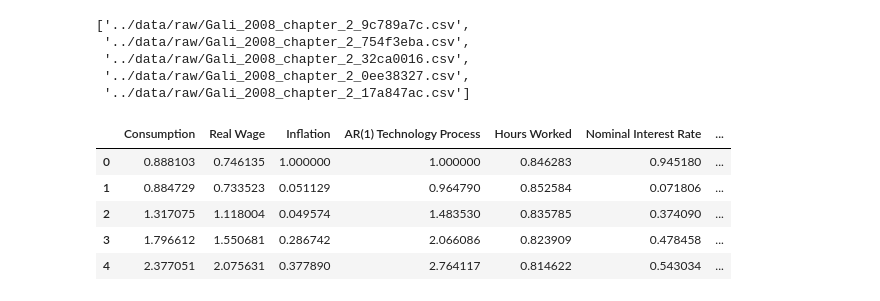
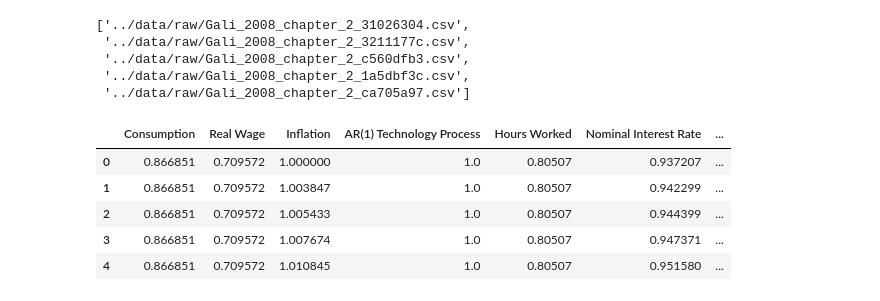
Before and after one commit to Alexponomarev7/marl-macro-modeling, a Jupyter notebook: examples/shocks_size.ipynb, the cells around one changed output. Saved outputs shown, nothing was run; the diff lists cells and outputs as text; code cells hidden in the pictures.

```diff
--- a/examples/shocks_size.ipynb
+++ b/examples/shocks_size.ipynb
@@ -10,25 +10,25 @@ for filename in os.listdir(directory):
     if os.path.isfile(file_path):  # Проверка, что это файл (не папка)
         # if "Aguiar_Gopinath_2007" in filename:
         filenames.append("../data/raw/" + filename)
-filenames[:5]
+filenames[-5:]
 # %% [output]
-['../data/raw/Gali_2008_chapter_2_9c789a7c.csv',
- '../data/raw/Gali_2008_chapter_2_754f3eba.csv',
- '../data/raw/Gali_2008_chapter_2_32ca0016.csv',
- '../data/raw/Gali_2008_chapter_2_0ee38327.csv',
- '../data/raw/Gali_2008_chapter_2_17a847ac.csv']
+['../data/raw/Gali_2008_chapter_2_31026304.csv',
+ '../data/raw/Gali_2008_chapter_2_3211177c.csv',
+ '../data/raw/Gali_2008_chapter_2_c560dfb3.csv',
+ '../data/raw/Gali_2008_chapter_2_1a5dbf3c.csv',
+ '../data/raw/Gali_2008_chapter_2_ca705a97.csv']
 # %%
 import pandas as pd
 
-raw_data = pd.read_csv("../data/raw/Gali_2008_chapter_2_754f3eba.csv")
+raw_data = pd.read_csv("../data/raw/Gali_2008_chapter_2_31026304.csv")
 raw_data.head()
 # %% [output]
 |  | Consumption | Real Wage | Inflation | AR(1) Technology Process | Hours Worked | Nominal Interest Rate | ... |
-| 0 | 0.888103 | 0.746135 | 1.000000 | 1.000000 | 0.846283 | 0.945180 | ... |
-| 1 | 0.884729 | 0.733523 | 0.051129 | 0.964790 | 0.852584 | 0.071806 | ... |
-| 2 | 1.317075 | 1.118004 | 0.049574 | 1.483530 | 0.835785 | 0.374090 | ... |
-| 3 | 1.796612 | 1.550681 | 0.286742 | 2.066086 | 0.823909 | 0.478458 | ... |
-| 4 | 2.377051 | 2.075631 | 0.377890 | 2.764117 | 0.814622 | 0.543034 | ... |
+| 0 | 0.866851 | 0.709572 | 1.000000 | 1.0 | 0.80507 | 0.937207 | ... |
+| 1 | 0.866851 | 0.709572 | 1.003847 | 1.0 | 0.80507 | 0.942299 | ... |
+| 2 | 0.866851 | 0.709572 | 1.005433 | 1.0 | 0.80507 | 0.944399 | ... |
+| 3 | 0.866851 | 0.709572 | 1.007674 | 1.0 | 0.80507 | 0.947371 | ... |
+| 4 | 0.866851 | 0.709572 | 1.010845 | 1.0 | 0.80507 | 0.951580 | ... |
 # %%
 import matplotlib.pyplot as plt
 import numpy as np
```
Also changed, not shown: parts of 6 cells of this notebook, 6 other files.
